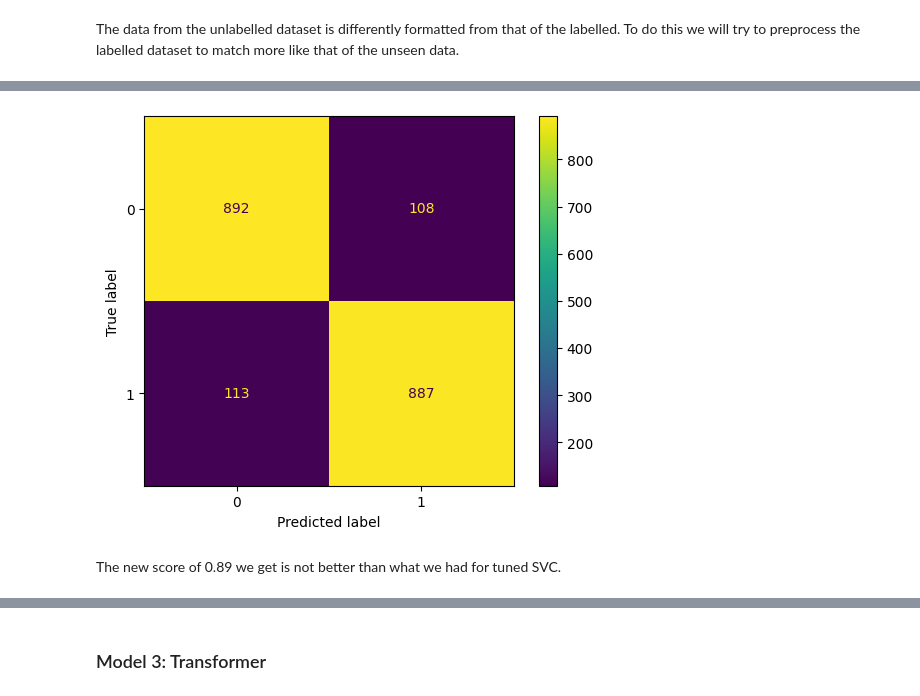
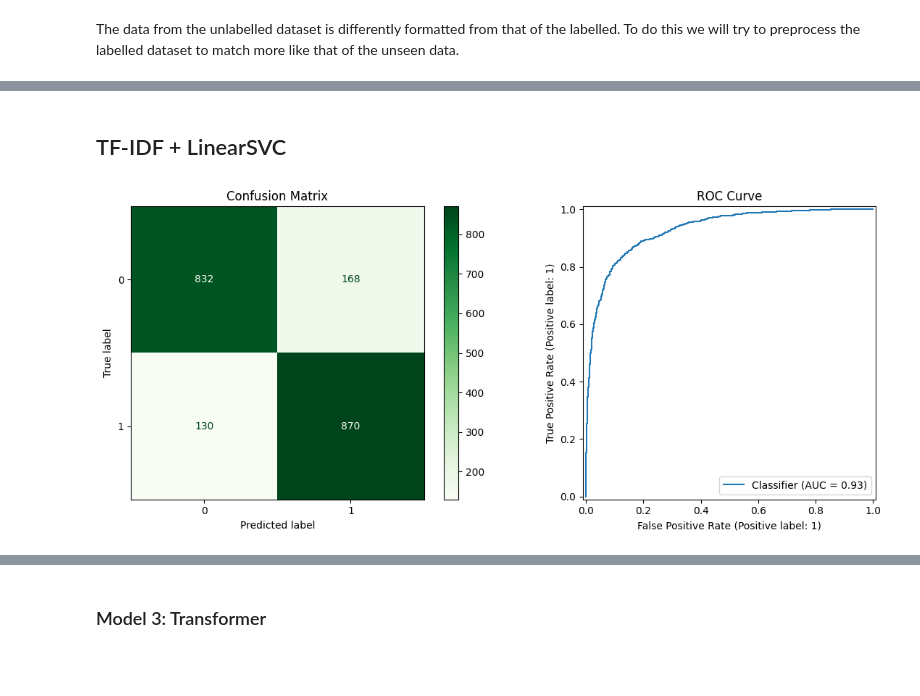
Before and after one commit to Vladislav-Antipin/nlp-document-classification, a Jupyter notebook: notebooks/rital_project/movies/movies.ipynb, the cells around one changed output, grey strips where cells are left out. Drawn from its saved outputs; the diff is of its cells as text; code cells hidden in the pictures; blank space fills up the shorter version.

```diff
--- a/notebooks/rital_project/movies/movies.ipynb
+++ b/notebooks/rital_project/movies/movies.ipynb
@@ -282,7 +67,0 @@ The base performance is a bit worse at ~0.82.
-# %%
-y_pred = cross_val_predict(model_lr, x, y, cv=skf)
-
-cm = confusion_matrix(y, y_pred)
-disp = ConfusionMatrixDisplay(cm)
-disp.plot()
-plt.show()
@@ -316,11 +68,2 @@ Best params: {'clf__C': 40, 'tfidf__max_df': 1.0, 'tfidf__min_df': 5, 'tfidf__ng
-# %%
-y_pred = cross_val_predict(best_model_lr, x, y, cv=skf)
-
-cm = confusion_matrix(y, y_pred)
-disp = ConfusionMatrixDisplay(cm)
-disp.plot()
-plt.show()
-# %% [output]
-[figure, removed]
-# %% [markdown]
-The new score of 0.89 we get is not better than what we had for tuned SVC.
+# %% [markdown]
+## TF-IDF + LinearSVC
@@ -326,0 +98,32 @@ The new score of 0.89 we get is not better than what we had for tuned SVC.
+# %%
+from sklearn.metrics import ConfusionMatrixDisplay, RocCurveDisplay
+
+
+def create_confusion_matrix_and_roc_curve(y_true, y_pred, y_pred_proba, save_file=None):
+    fig, axes = plt.subplots(1, 2, figsize=(12, 5))
+
+    # Confusion matrix
+    ConfusionMatrixDisplay.from_predictions(y_true, y_pred, ax=axes[0], cmap="Greens")
+    axes[0].set_title("Confusion Matrix")
+
+    # ROC curve
+    RocCurveDisplay.from_predictions(y_true, y_pred_proba, ax=axes[1])
+    axes[1].set_title("ROC Curve")
+
+    fig.tight_layout()
+    if save_file is not None:
+        plt.savefig(save_file)
+    plt.show()
+# %%
+from sklearn.model_selection import cross_val_predict
+
+y_pred_svc_default = cross_val_predict(model_svc_default, x, y, cv=cv)
+y_pred_svc_default_proba = cross_val_predict(
+    model_svc_default, x, y, cv=cv, method="decision_function"
+)  # Not proba in the case of LinearSVC
+
+create_confusion_matrix_and_roc_curve(
+    y, y_pred_svc_default, y_pred_svc_default_proba, "figures/cm-roc-svc-default.pdf"
+)
+# %% [output]
+[figure, added]
```
Also changed, not shown: parts of 133 cells of this notebook, 56 other files.
